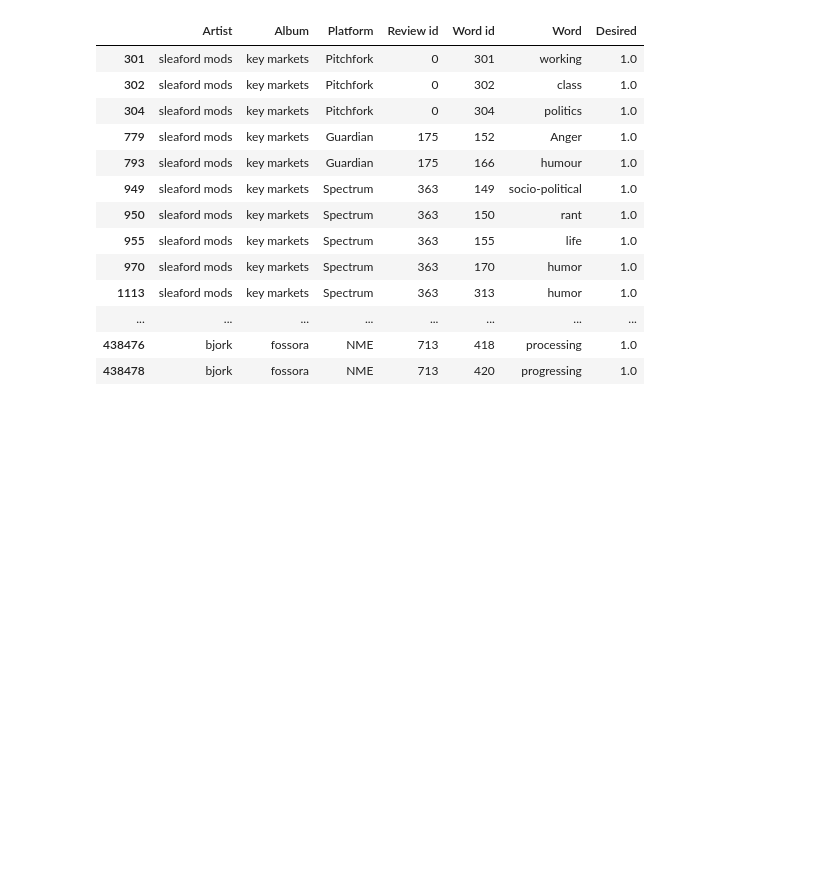
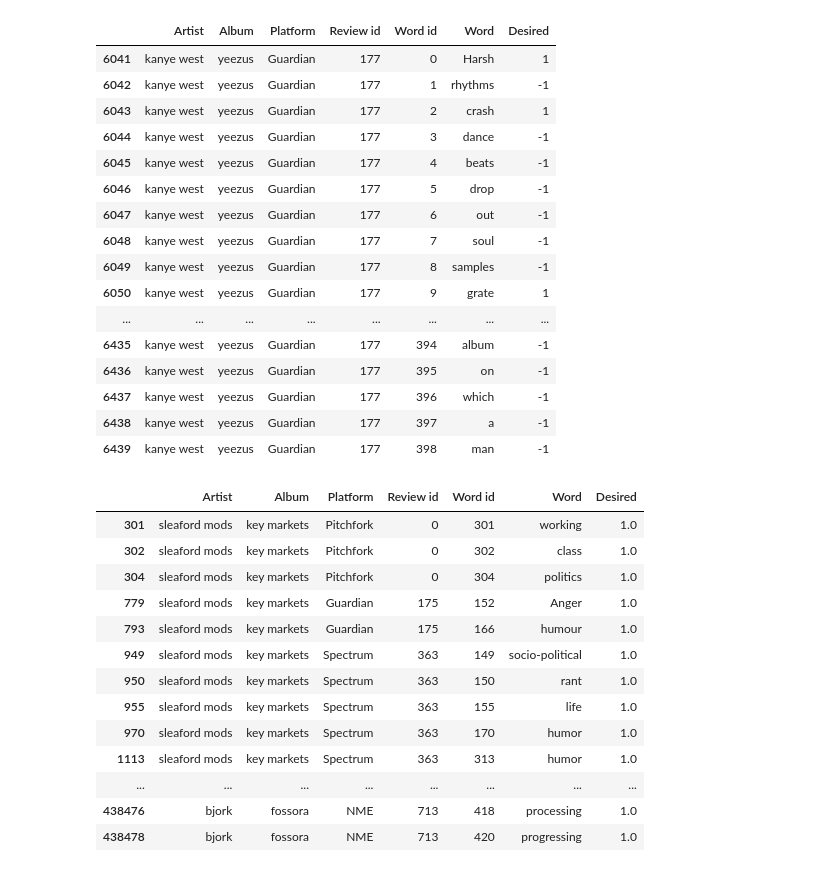
Before and after one commit to tjsnel/Third-Year-Project, a Jupyter notebook: third-year-project/Notebooks/unigram_train.ipynb, the cells around one changed output. Drawn from its saved outputs; the diff is of its cells as text; code cells hidden in the pictures; blank space fills up the shorter version.

```diff
--- a/third-year-project/Notebooks/unigram_train.ipynb
+++ b/third-year-project/Notebooks/unigram_train.ipynb
@@ -8,7 +8,28 @@ from nltk.tokenize.nist import NISTTokenizer
 from nltk.corpus import opinion_lexicon
 # %%
 text = pd.read_hdf("C:\\Users\\tommy\\OneDrive\\University\\Year 3\\Third Year Project\\Platform Album Data\\new_unigram_data.h5", key="text")
-X_original = pd.read_hdf("C:\\Users\\tommy\\OneDrive\\University\\Year 3\\Third Year Project\\Platform Album Data\\new_unigram_data.h5", key="form")
+X_original = pd.read_hdf("C:\\Users\\tommy\\OneDrive\\University\\Year 3\\Third Year Project\\Platform Album Data\\new_unigram_data.h5", key="reduced_music_form")
+# %%
+pd.set_option("display.max_rows", 1295)
+X_original.loc[(X_original["Album"] == "yeezus") & (X_original["Platform"] == "Guardian")]
+# %% [output]
+|  | Artist | Album | Platform | Review id | Word id | Word | Desired |
+| 6041 | kanye west | yeezus | Guardian | 177 | 0 | Harsh | 1 |
+| 6042 | kanye west | yeezus | Guardian | 177 | 1 | rhythms | -1 |
+| 6043 | kanye west | yeezus | Guardian | 177 | 2 | crash | 1 |
+| 6044 | kanye west | yeezus | Guardian | 177 | 3 | dance | -1 |
+| 6045 | kanye west | yeezus | Guardian | 177 | 4 | beats | -1 |
+| 6046 | kanye west | yeezus | Guardian | 177 | 5 | drop | -1 |
+| 6047 | kanye west | yeezus | Guardian | 177 | 6 | out | -1 |
+| 6048 | kanye west | yeezus | Guardian | 177 | 7 | soul | -1 |
+| 6049 | kanye west | yeezus | Guardian | 177 | 8 | samples | -1 |
+| 6050 | kanye west | yeezus | Guardian | 177 | 9 | grate | 1 |
+| ... | ... | ... | ... | ... | ... | ... | ... |
+| 6435 | kanye west | yeezus | Guardian | 177 | 394 | album | -1 |
+| 6436 | kanye west | yeezus | Guardian | 177 | 395 | on | -1 |
+| 6437 | kanye west | yeezus | Guardian | 177 | 396 | which | -1 |
+| 6438 | kanye west | yeezus | Guardian | 177 | 397 | a | -1 |
+| 6439 | kanye west | yeezus | Guardian | 177 | 398 | man | -1 |
 # %%
 X_original.loc[X_original["Desired"] == 1]
 # %% [output]
```
Also changed, not shown: 23 other files.
